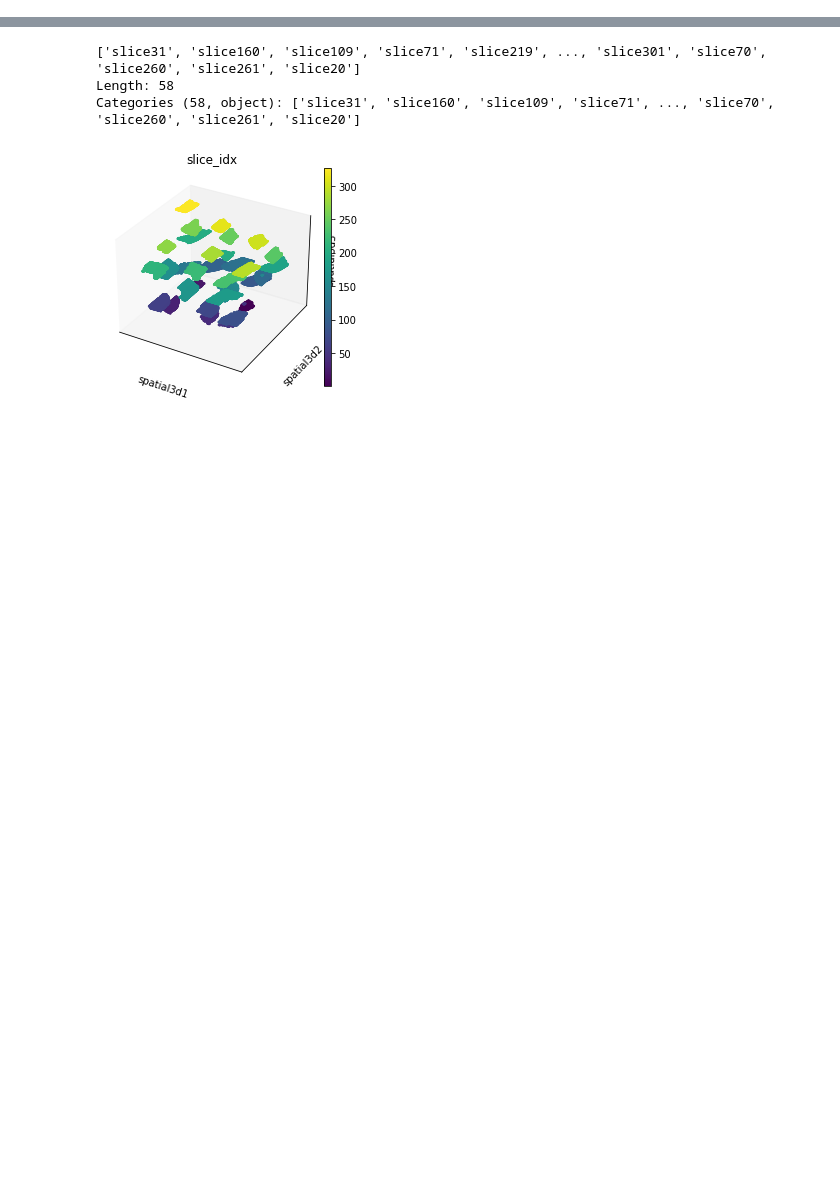
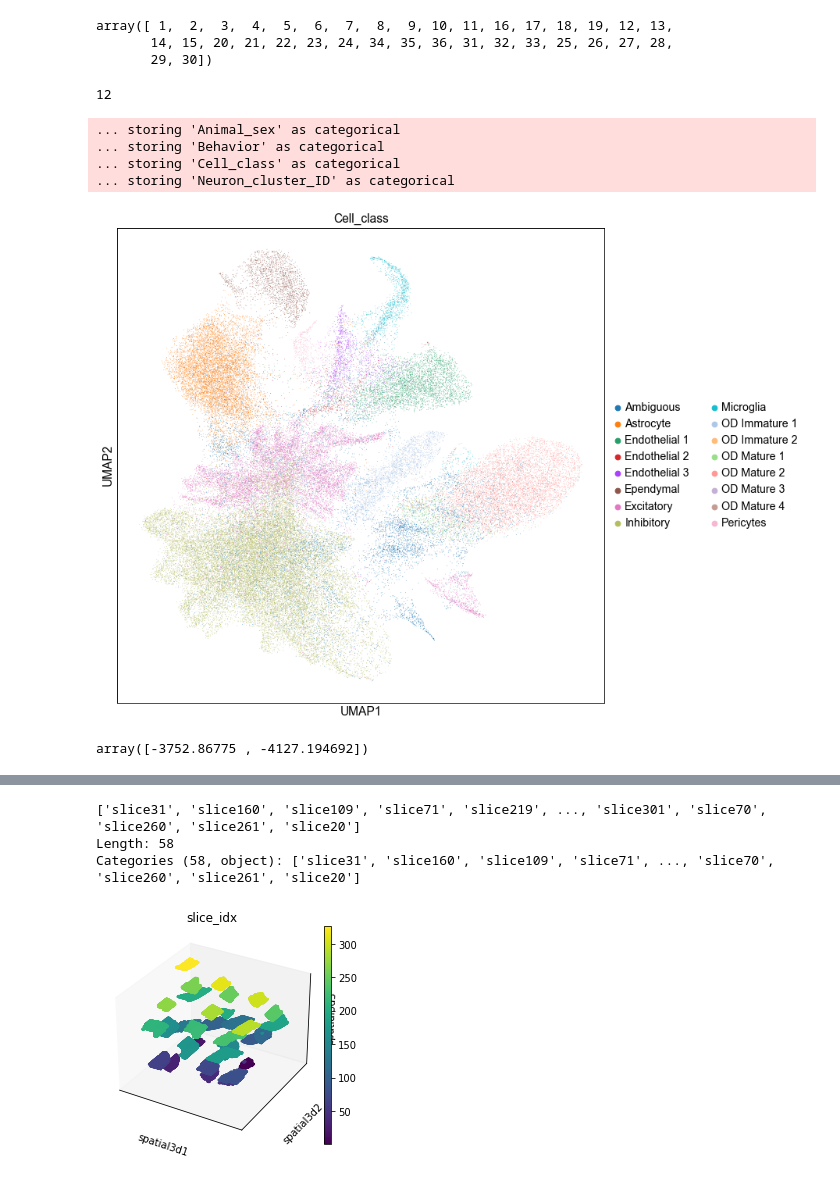
Before and after one commit to theislab/squidpy_reproducibility, a Jupyter notebook: notebooks/prepare_data/merfish.ipynb, the cells around one changed output, grey strips where cells are left out. Saved outputs shown, nothing was run; the diff lists cells and outputs as text; code cells hidden in the pictures; blank space fills up the shorter version.

```diff
--- a/notebooks/prepare_data/merfish.ipynb
+++ b/notebooks/prepare_data/merfish.ipynb
@@ -17,0 +19,31 @@ The autoreload extension is already loaded. To reload it, use:
+# %%
+metadata = counts[counts.columns[0:9].values].copy()
+metadata.reset_index(inplace=True, drop=True)
+counts_g = counts[counts.columns[9:].values].copy()
+counts_g.reset_index(inplace=True, drop=True)
+# %%
+import scipy
+
+genes = counts_g.columns.values
+
+counts_g_sparse = scipy.sparse.csr_matrix(counts_g.fillna(0).to_numpy())
+counts_g_sparse.eliminate_zeros()
+adata = anndata.AnnData(counts_g_sparse, obs=metadata)
+adata.var_names = genes
+
+spatial = adata.obs[["Centroid_X", "Centroid_Y"]].to_numpy()
+adata.obsm["spatial"] = spatial
+# %%
+adata.obs.Bregma = adata.obs.Bregma * 100
+# %%
+adata.obs.Animal_ID.unique()
+# %% [output]
+array([ 1,  2,  3,  4,  5,  6,  7,  8,  9, 10, 11, 16, 17, 18, 19, 12, 13,
+       14, 15, 20, 21, 22, 23, 24, 34, 35, 36, 31, 32, 33, 25, 26, 27, 28,
+       29, 30])
+# %%
+adata_filt = adata[adata.obs.Animal_ID == 1].copy()
+# %%
+adata_filt.obs.Bregma.unique().shape[0]
+# %% [output]
+12
@@ -17,0 +54,8 @@ The autoreload extension is already loaded. To reload it, use:
+# %%
+sc.pl.umap(adata_filt, color="Cell_class")
+# %% [output]
+... storing 'Animal_sex' as categorical
+... storing 'Behavior' as categorical
+... storing 'Cell_class' as categorical
+... storing 'Neuron_cluster_ID' as categorical
+[figure, added]
@@ -17,0 +77,4 @@ The autoreload extension is already loaded. To reload it, use:
+# %%
+adata_filt.obsm["spatial"].min(0)
+# %% [output]
+array([-3752.86775 , -4127.194692])
```
Also changed, not shown: parts of 11 cells of this notebook.
